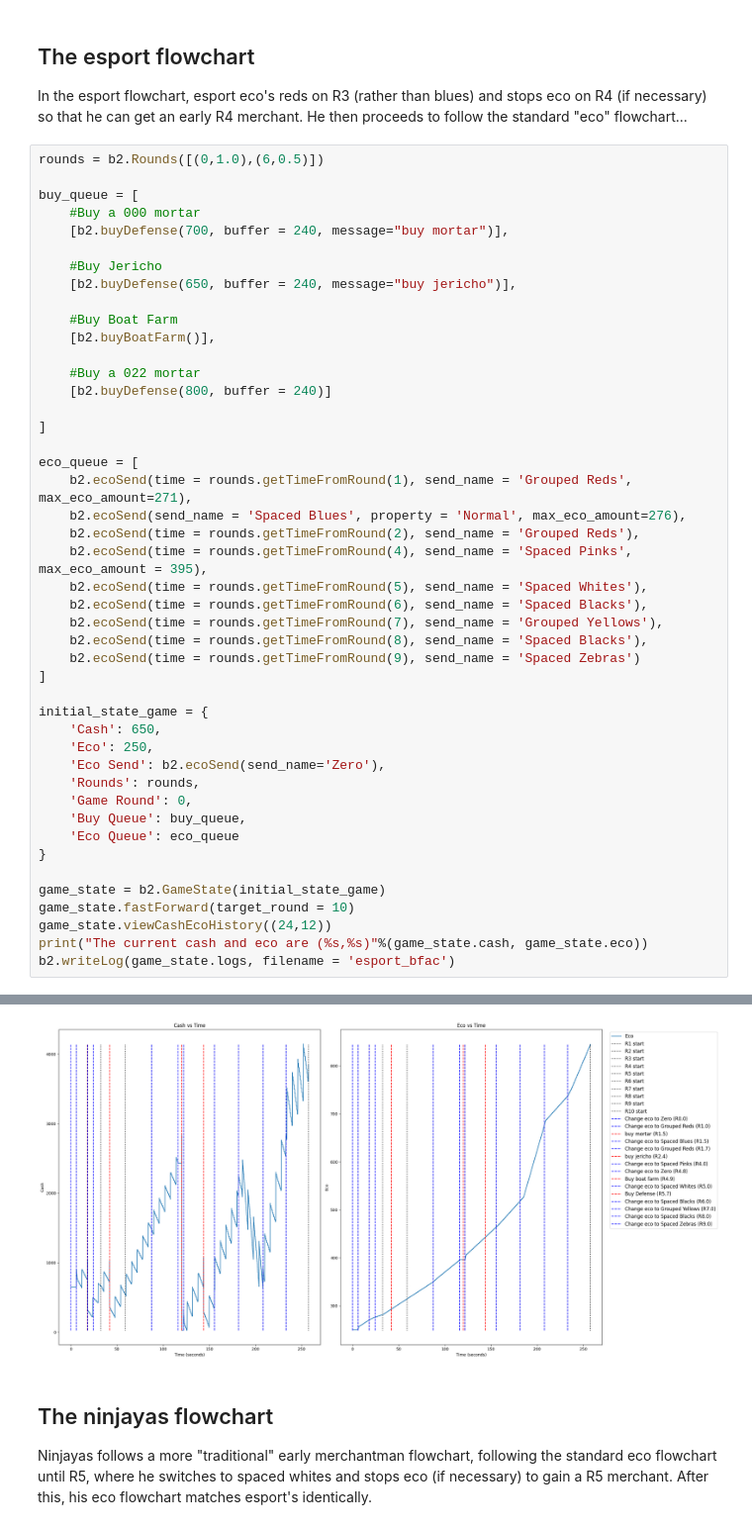
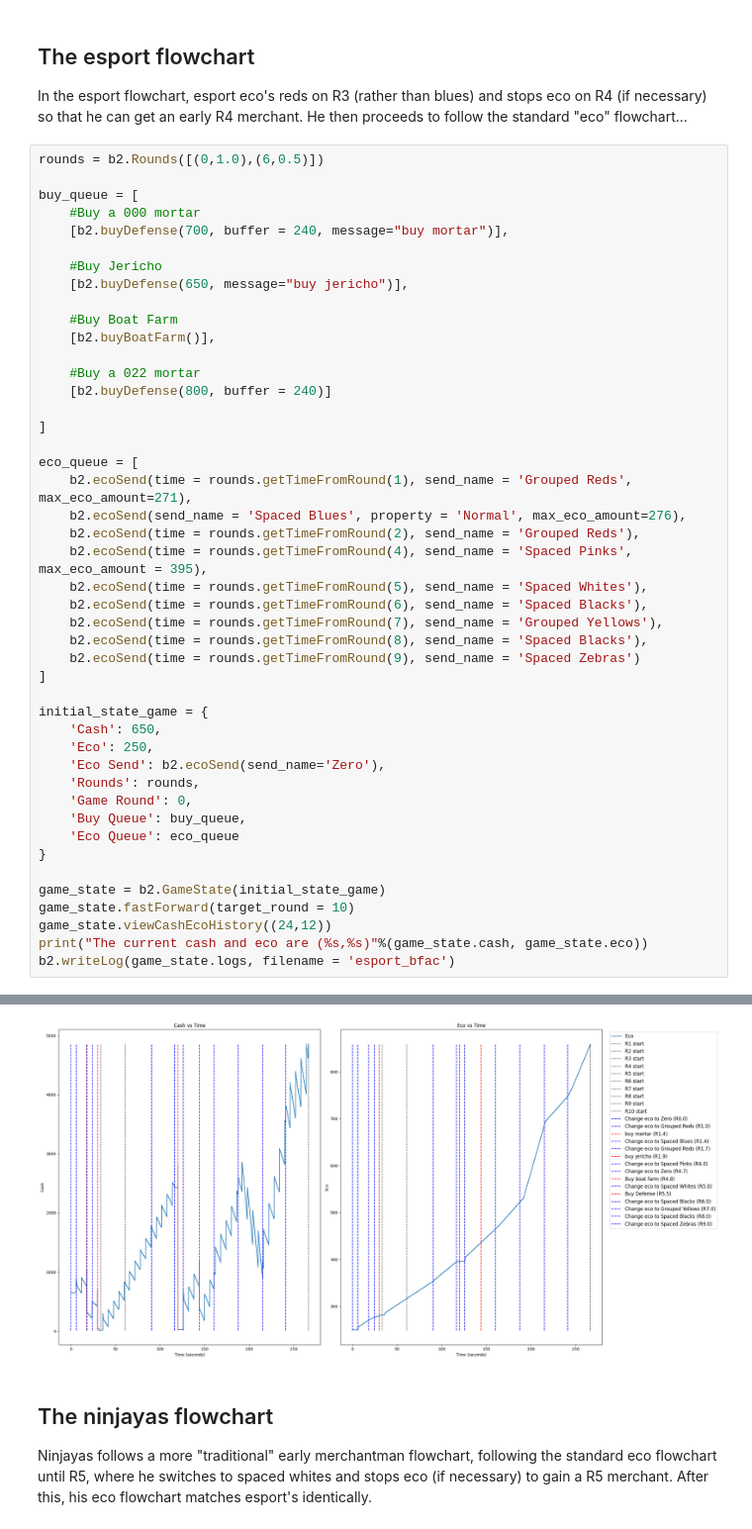
Before and after one commit to redlaserbmBTD/BTDB2_SIMULATOR, a Jupyter notebook: examples/6_game_analysis.ipynb, the cells around one changed output, grey strips where cells are left out. Shown at 99% size. Drawn from its saved outputs; the diff is of its cells as text.

```diff
--- a/examples/6_game_analysis.ipynb
+++ b/examples/6_game_analysis.ipynb
@@ -16,7 +17,7 @@ buy_queue = [
     [b2.buyDefense(700, buffer = 240, message="buy mortar")],
 
     #Buy Jericho
-    [b2.buyDefense(650, buffer = 240, message="buy jericho")],
+    [b2.buyDefense(650, message="buy jericho")],
 
     #Buy Boat Farm
     [b2.buyBoatFarm()],
@@ -59,4 +60,4 @@ The current cash and eco are (3846.100000000024,844.900000000005)
-[figure, old version]
+[figure, new version]
 # %% [markdown]
 ## The ninjayas flowchart
 
```
Also changed, not shown: parts of 5 cells of this notebook, 13 other files.
